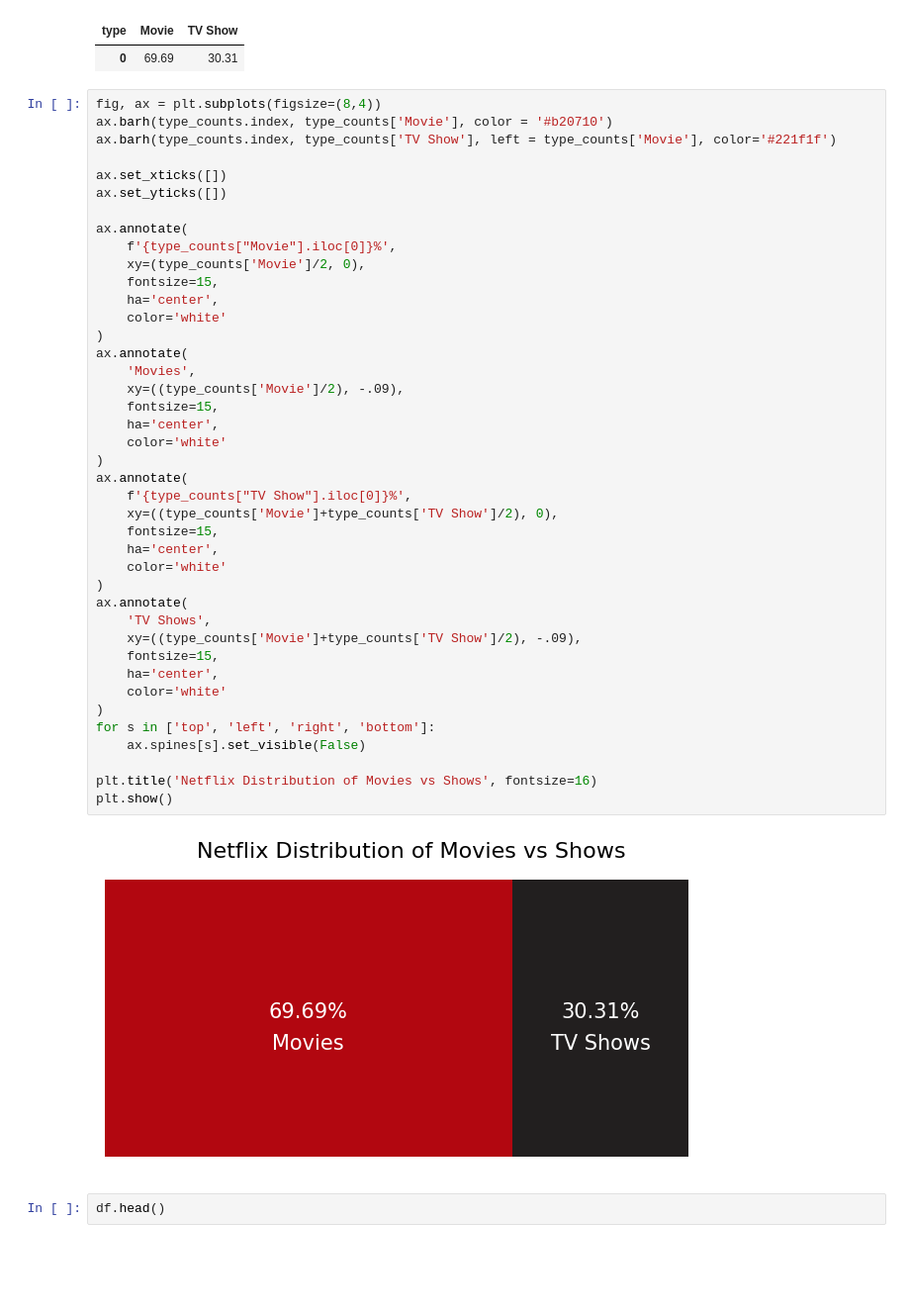
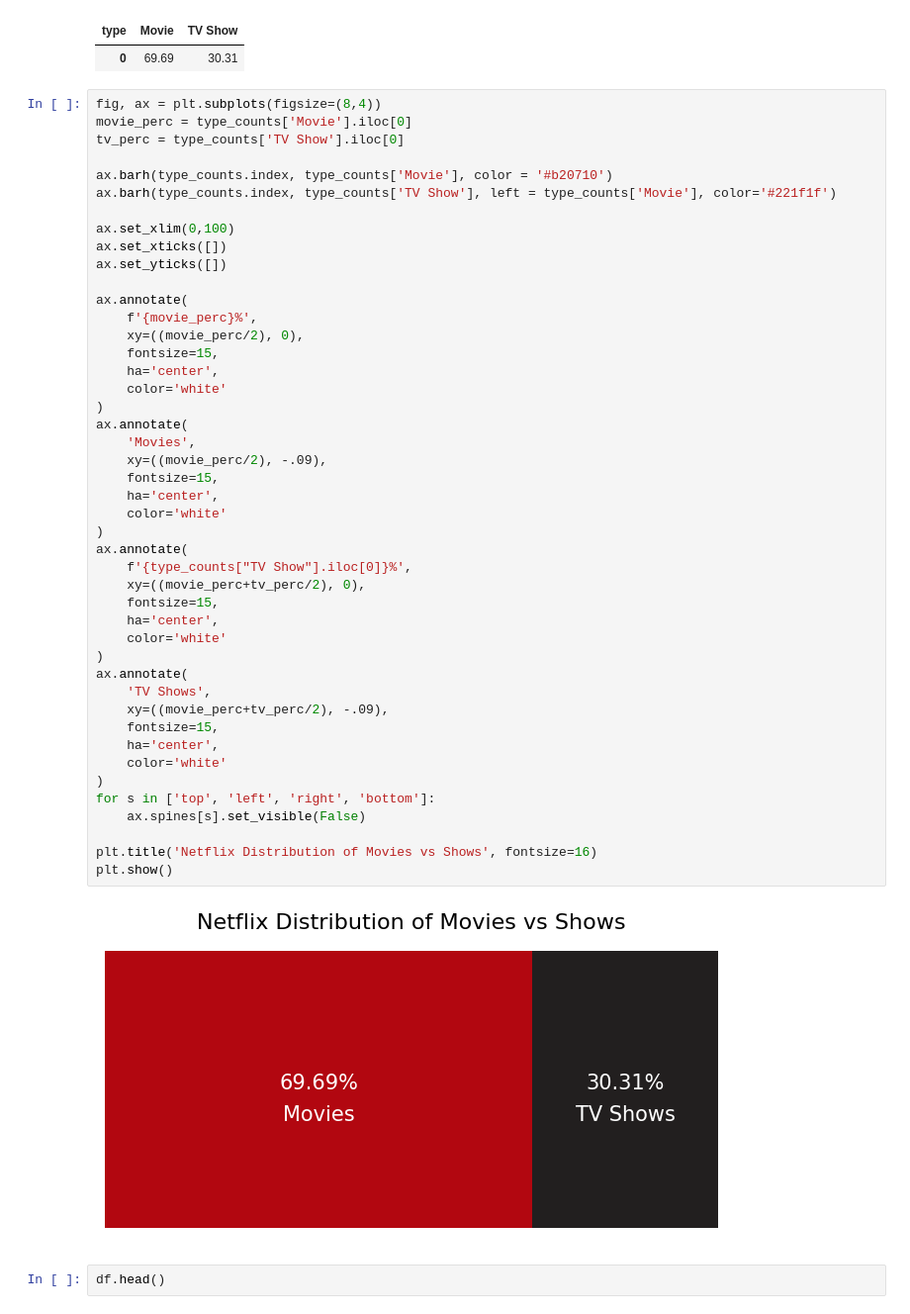
Before and after one commit to cafesmire/notebooks, a Jupyter notebook: netflix/netflix_eda.ipynb, the cells around one changed output. Shown at 99% size. Saved outputs shown, nothing was run; the diff lists cells and outputs as text; blank space fills up the shorter version.

Commit message:
fix error with movie/tv show distribution

```diff
--- a/netflix/netflix_eda.ipynb
+++ b/netflix/netflix_eda.ipynb
@@ -89,47 +89,51 @@ type_counts
 | 0 | 69.69 | 30.31 |
 # %%
 fig, ax = plt.subplots(figsize=(8,4))
+movie_perc = type_counts['Movie'].iloc[0]
+tv_perc = type_counts['TV Show'].iloc[0]
+
 ax.barh(type_counts.index, type_counts['Movie'], color = '#b20710')
 ax.barh(type_counts.index, type_counts['TV Show'], left = type_counts['Movie'], color='#221f1f')
 
+ax.set_xlim(0,100)
 ax.set_xticks([])
 ax.set_yticks([])
 
 ax.annotate(
-    f'{type_counts["Movie"].iloc[0]}%',
-    xy=(type_counts['Movie']/2, 0),
+    f'{movie_perc}%',
+    xy=((movie_perc/2), 0),
     fontsize=15,
     ha='center',
     color='white'
 )
 ax.annotate(
     'Movies',
-    xy=((type_counts['Movie']/2), -.09),
+    xy=((movie_perc/2), -.09),
     fontsize=15,
     ha='center',
     color='white'
 )
 ax.annotate(
     f'{type_counts["TV Show"].iloc[0]}%',
-    xy=((type_counts['Movie']+type_counts['TV Show']/2), 0),
+    xy=((movie_perc+tv_perc/2), 0),
     fontsize=15,
     ha='center',
     color='white'
 )
 ax.annotate(
     'TV Shows',
-    xy=((type_counts['Movie']+type_counts['TV Show']/2), -.09),
+    xy=((movie_perc+tv_perc/2), -.09),
     fontsize=15,
     ha='center',
     color='white'
 )
 for s in ['top', 'left', 'right', 'bottom']:
     ax.spines[s].set_visible(False)
 
 plt.title('Netflix Distribution of Movies vs Shows', fontsize=16)
 plt.show()
 # %% [output]
-[figure, old version]
+[figure, new version]
 # %%
 df.head()
 # %% [output]
```
Also changed, not shown: parts of 3 cells of this notebook.
